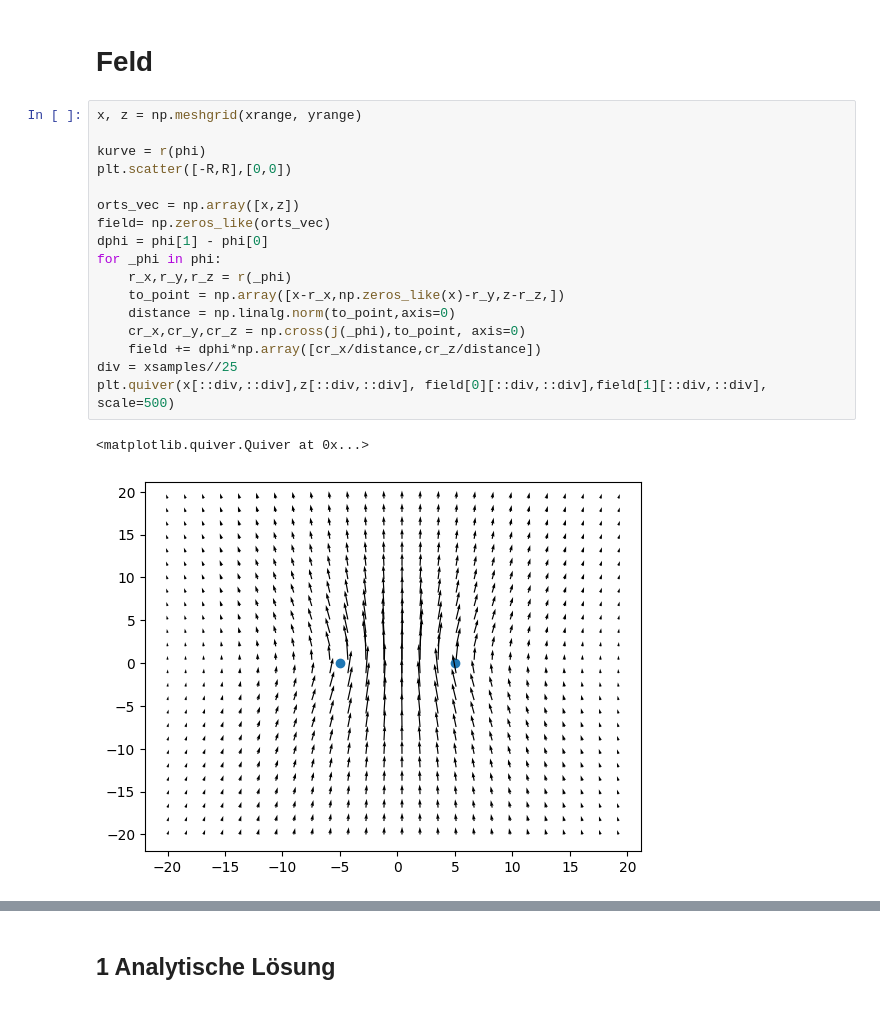
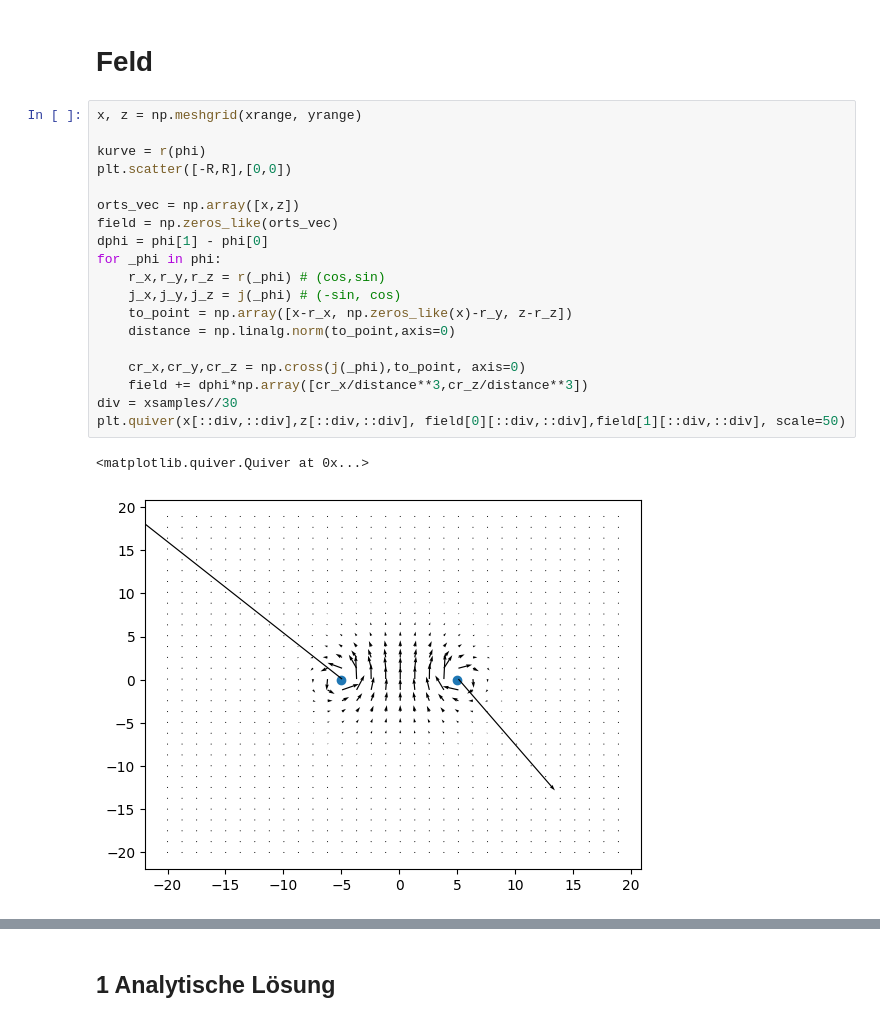
Before and after one commit to Raphael2b3/Uni, a Jupyter notebook: feldtheorie/Magnetostatisches Feld eines Linienstroms(2).ipynb, the cells around one changed output, grey strips where cells are left out. Saved outputs shown, nothing was run; the diff lists cells and outputs as text.

```diff
--- a/feldtheorie/Magnetostatisches Feld eines Linienstroms(2).ipynb
+++ b/feldtheorie/Magnetostatisches Feld eines Linienstroms(2).ipynb
@@ -82,20 +109,22 @@ plt.quiver(x[::div,::div],z[::div,::div], field[0][::div,::div],field[1][::div,:
 # %%
 x, z = np.meshgrid(xrange, yrange)
 
 kurve = r(phi)
 plt.scatter([-R,R],[0,0])
 
 orts_vec = np.array([x,z])
-field= np.zeros_like(orts_vec)
+field = np.zeros_like(orts_vec)
 dphi = phi[1] - phi[0]
 for _phi in phi:
-    r_x,r_y,r_z = r(_phi)
-    to_point = np.array([x-r_x,np.zeros_like(x)-r_y,z-r_z,])
+    r_x,r_y,r_z = r(_phi) # (cos,sin)
+    j_x,j_y,j_z = j(_phi) # (-sin, cos)
+    to_point = np.array([x-r_x, np.zeros_like(x)-r_y, z-r_z])
     distance = np.linalg.norm(to_point,axis=0)
+
     cr_x,cr_y,cr_z = np.cross(j(_phi),to_point, axis=0)
-    field += dphi*np.array([cr_x/distance,cr_z/distance])
-div = xsamples//25
-plt.quiver(x[::div,::div],z[::div,::div], field[0][::div,::div],field[1][::div,::div], scale=500)
+    field += dphi*np.array([cr_x/distance**3,cr_z/distance**3])
+div = xsamples//30
+plt.quiver(x[::div,::div],z[::div,::div], field[0][::div,::div],field[1][::div,::div], scale=50)
 # %% [output]
 <matplotlib.quiver.Quiver at 0x...>
-[figure, old version]
+[figure, new version]
```
Also changed, not shown: parts of 5 cells of this notebook.
